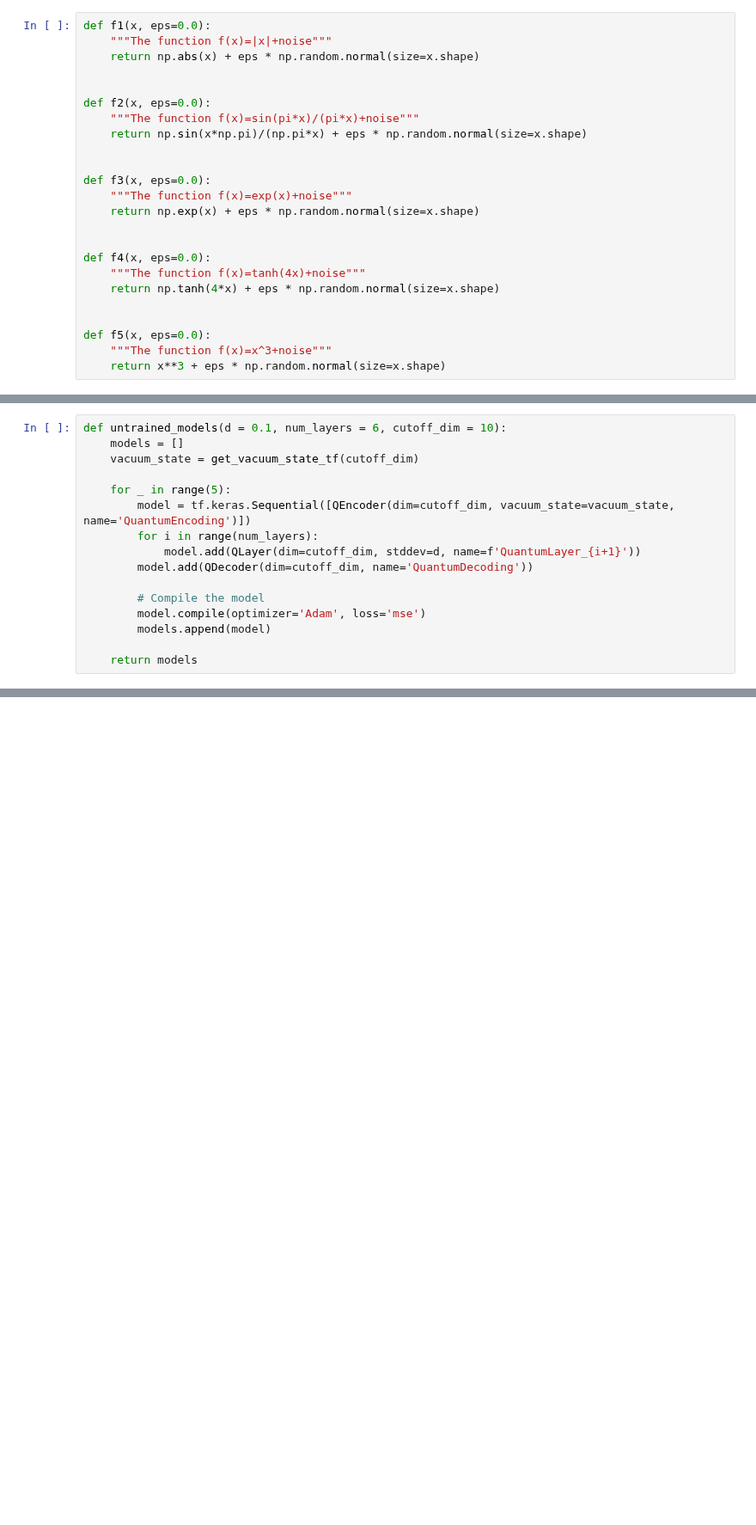
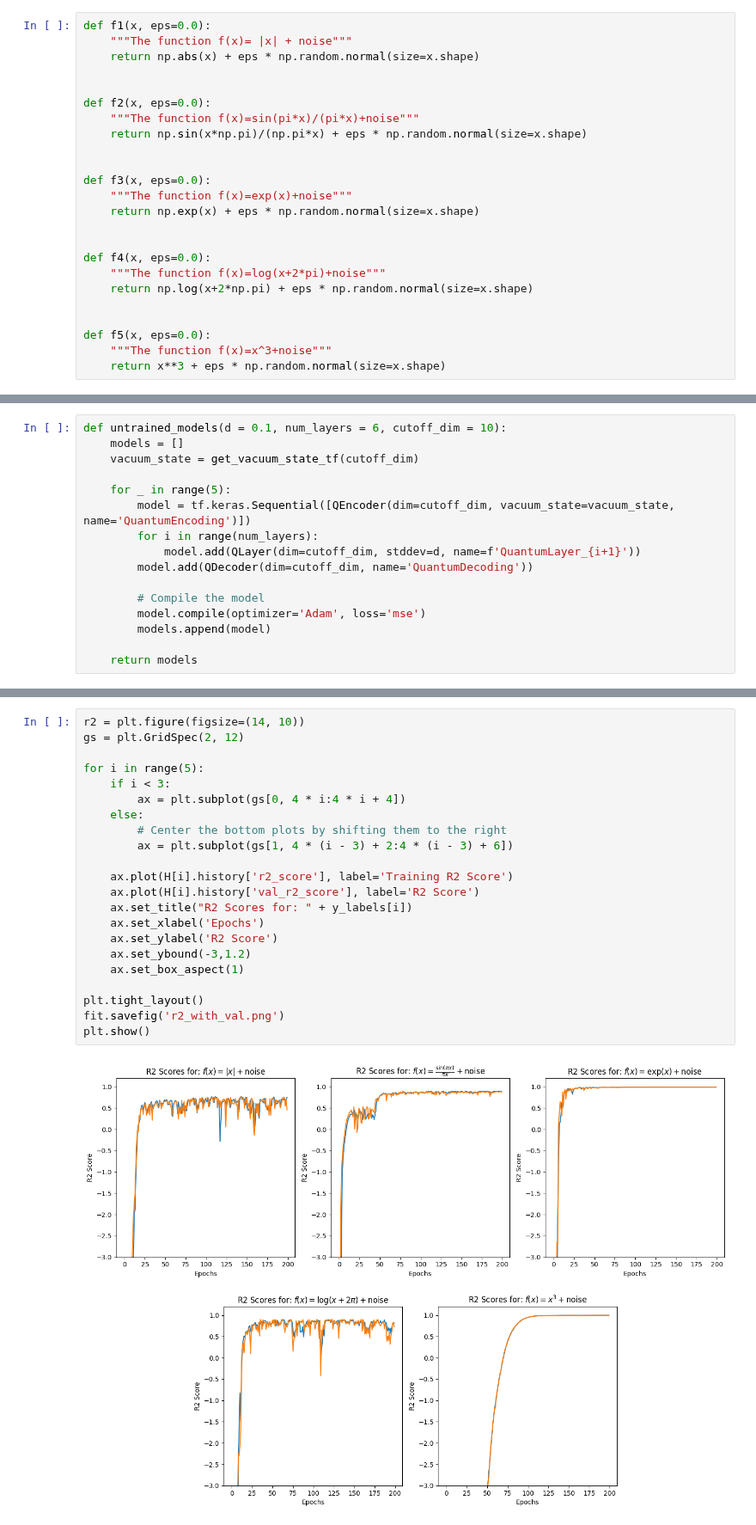
Before and after one commit to songofphysics/master-thesis, a Jupyter notebook: test.ipynb, the cells around one changed output, grey strips where cells are left out. Shown at 86% size. Cells and saved outputs as stored; diff of their text form; blank space fills up the shorter version.

```diff
--- a/test.ipynb
+++ b/test.ipynb
@@ -238,7 +241,7 @@ class ParameterLoggingCallback(tf.keras.callbacks.Callback):
             writer.writerow([self.epoch] + params)
 # %%
 def f1(x, eps=0.0):
-    """The function f(x)=|x|+noise"""
+    """The function f(x)= |x| + noise"""
     return np.abs(x) + eps * np.random.normal(size=x.shape)
 
 
@@ -253,8 +256,8 @@ def f3(x, eps=0.0):
 
 
 def f4(x, eps=0.0):
-    """The function f(x)=tanh(4x)+noise"""
-    return np.tanh(4*x) + eps * np.random.normal(size=x.shape)
+    """The function f(x)=log(x+2*pi)+noise"""
+    return np.log(x+2*np.pi) + eps * np.random.normal(size=x.shape)
 
 
 def f5(x, eps=0.0):
@@ -416 +448,25 @@ plt.show()
+# %%
+r2 = plt.figure(figsize=(14, 10))
+gs = plt.GridSpec(2, 12)
+
+for i in range(5):
+    if i < 3:
+        ax = plt.subplot(gs[0, 4 * i:4 * i + 4])
+    else:
+        # Center the bottom plots by shifting them to the right
+        ax = plt.subplot(gs[1, 4 * (i - 3) + 2:4 * (i - 3) + 6])
+
+    ax.plot(H[i].history['r2_score'], label='Training R2 Score')
+    ax.plot(H[i].history['val_r2_score'], label='R2 Score')
+    ax.set_title("R2 Scores for: " + y_labels[i])
+    ax.set_xlabel('Epochs')
+    ax.set_ylabel('R2 Score')
+    ax.set_ybound(-3,1.2)
+    ax.set_box_aspect(1)
+
+plt.tight_layout()
+fit.savefig('r2_with_val.png')
+plt.show()
+# %% [output]
+[figure, added]
 # %%
```
Also changed, not shown: parts of 9 cells of this notebook, 52 other files.
